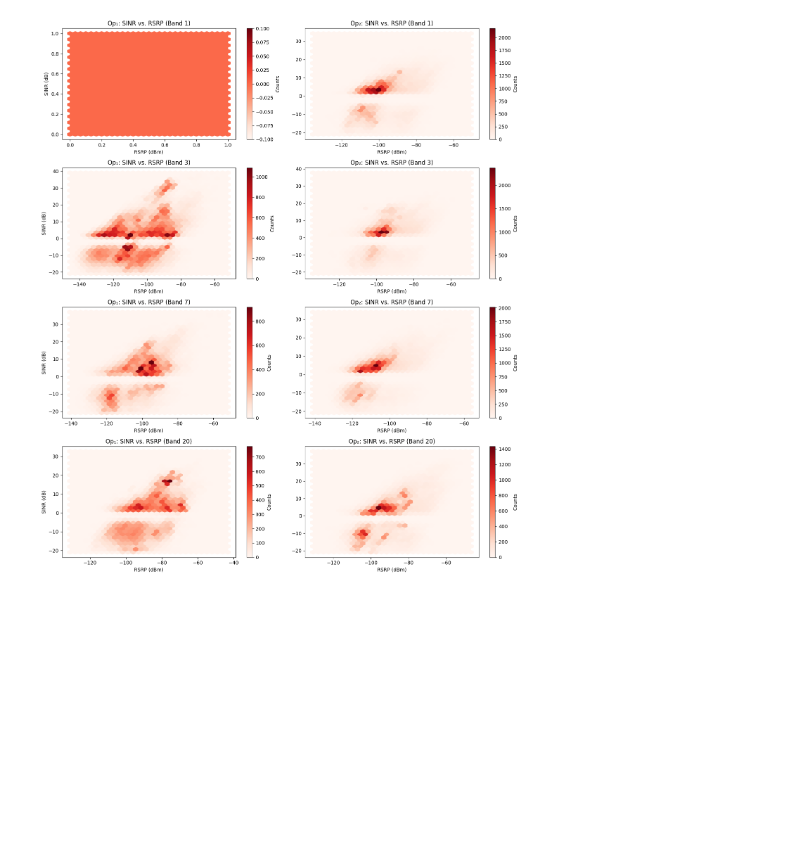
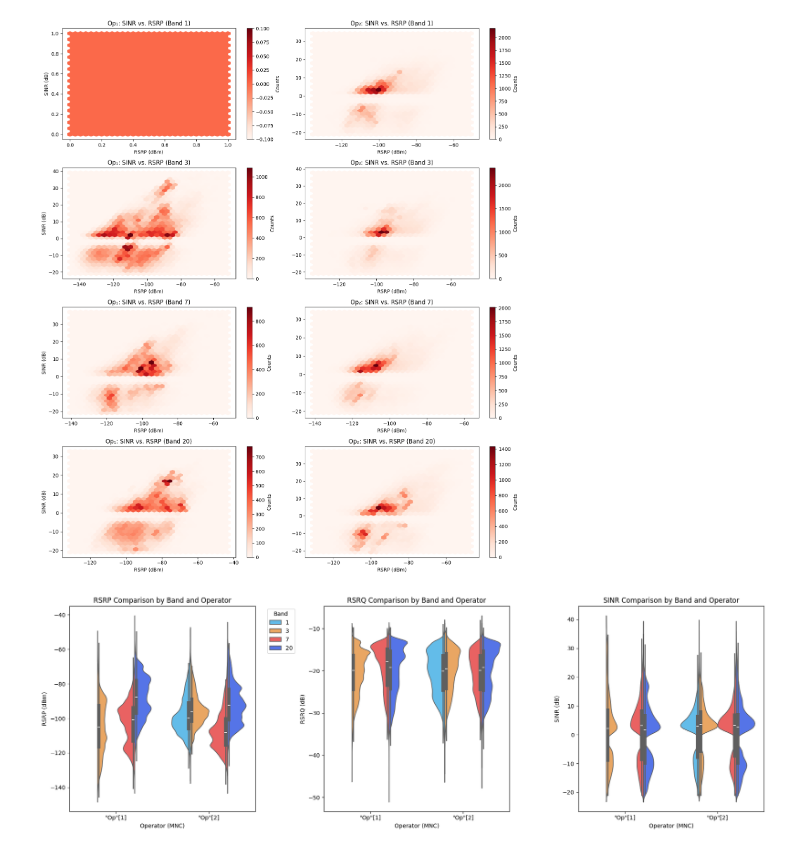
Before and after one commit to carolinevannebo/Remote-Education, a Jupyter notebook: IN5060_Assignment_2.ipynb, the cells around one changed output. Cells and saved outputs as stored; diff of their text form; code cells hidden in the pictures; blank space fills up the shorter version.

Commit message:
more plots 😱😱😱

```diff
--- a/IN5060_Assignment_2.ipynb
+++ b/IN5060_Assignment_2.ipynb
@@ -439,3 +481,42 @@ plt.tight_layout()
 plt.show()
 # %% [output]
 [figure]
+# %%
+import seaborn as sns
+import matplotlib.pyplot as plt
+
+# Custom palette for operators
+custom_palette = {"1": "#1f77b4", "2": "#d62728"}  # Blue for "Op"[1], Red for "Op"[2]
+band_palette = {1: '#4dc3ff', 3: '#ffa64d', 7: '#ff4c4c', 20: '#3d66ff'}  # Custom colors for bands
+
+# Create subplots for RSRP, RSRQ, and SINR
+fig, axes = plt.subplots(1, 3, figsize=(18, 6))  # 1 row, 3 columns
+
+# Violin plot for RSRP
+sns.violinplot(x='MNC', y='RSRP', data=fd_4g, hue='Band', palette=band_palette, ax=axes[0], split=True)
+axes[0].set_title('RSRP Comparison by Band and Operator')
+axes[0].set_xlabel('Operator (MNC)')
+axes[0].set_ylabel('RSRP (dBm)')
+axes[0].legend(title='Band', bbox_to_anchor=(1.05, 1), loc='upper left')
+
+# Violin plot for RSRQ
+sns.violinplot(x='MNC', y='RSRQ', data=fd_4g, hue='Band', palette=band_palette, ax=axes[1], split=True)
+axes[1].set_title('RSRQ Comparison by Band and Operator')
+axes[1].set_xlabel('Operator (MNC)')
+axes[1].set_ylabel('RSRQ (dB)')
+axes[1].legend_.remove()  # Remove legend from this subplot
+
+# Violin plot for SINR
+sns.violinplot(x='MNC', y='SINR', data=fd_4g, hue='Band', palette=band_palette, ax=axes[2], split=True)
+axes[2].set_title('SINR Comparison by Band and Operator')
+axes[2].set_xlabel('Operator (MNC)')
+axes[2].set_ylabel('SINR (dB)')
+axes[2].legend_.remove()  # Remove legend from this subplot
+
+# Adjust the layout
+plt.tight_layout()
+
+# Show the plot
+plt.show()
+# %% [output]
+[figure, added]
```
Also changed, not shown: parts of 8 cells of this notebook.
